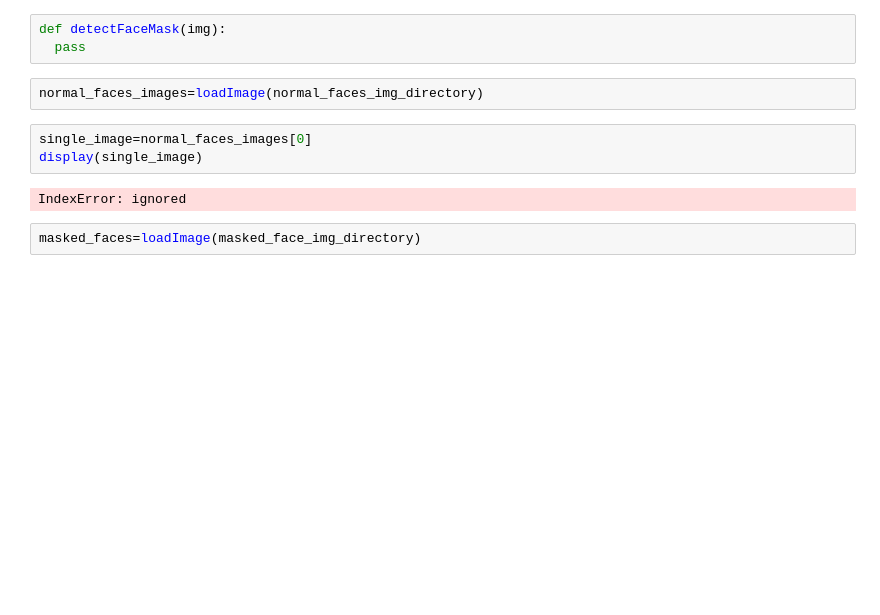
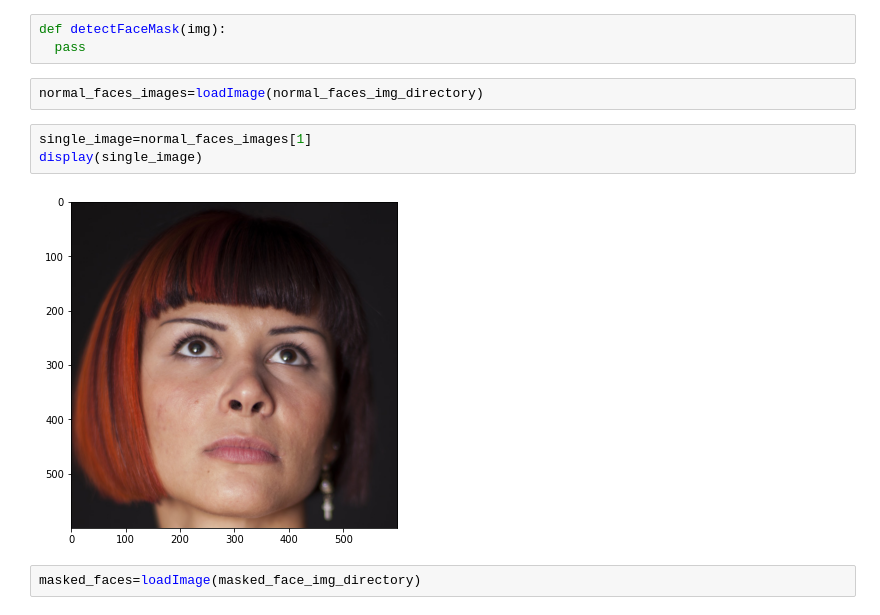
Before and after one commit to nilborun/facemaskeddetection, a Jupyter notebook: MaskDetection.ipynb, the cells around one changed output. Cells and saved outputs as stored; diff of their text form; blank space fills up the shorter version.

```diff
--- a/MaskDetection.ipynb
+++ b/MaskDetection.ipynb
@@ -37,10 +43,10 @@ def detectFaceMask(img):
 # %%
 normal_faces_images=loadImage(normal_faces_img_directory)
 # %%
-single_image=normal_faces_images[0]
+single_image=normal_faces_images[1]
 display(single_image)
 # %% [output]
-IndexError: ignored
+[figure, added]
 # %%
 masked_faces=loadImage(masked_face_img_directory)
 # %%
```
Also changed, not shown: parts of 4 cells of this notebook.
